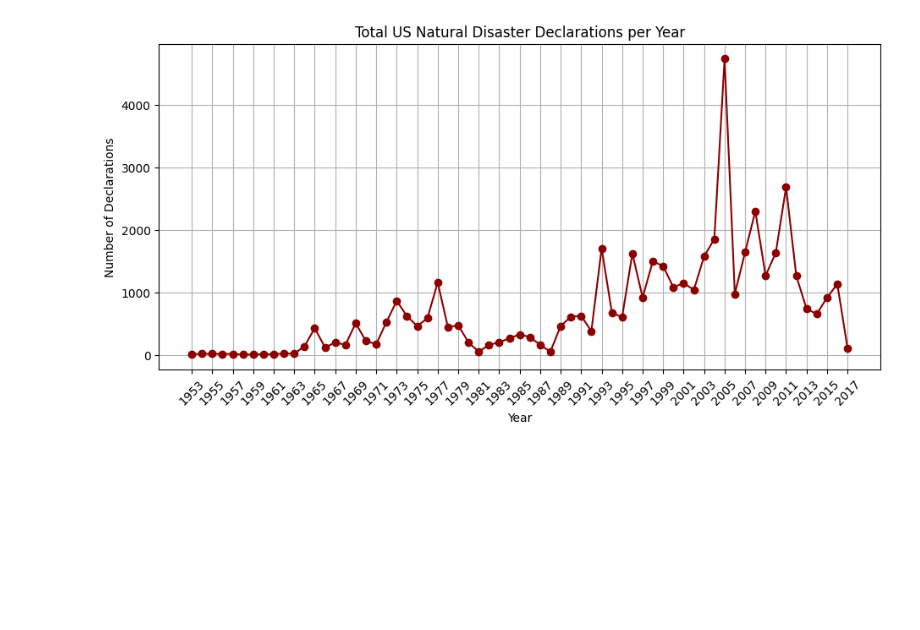
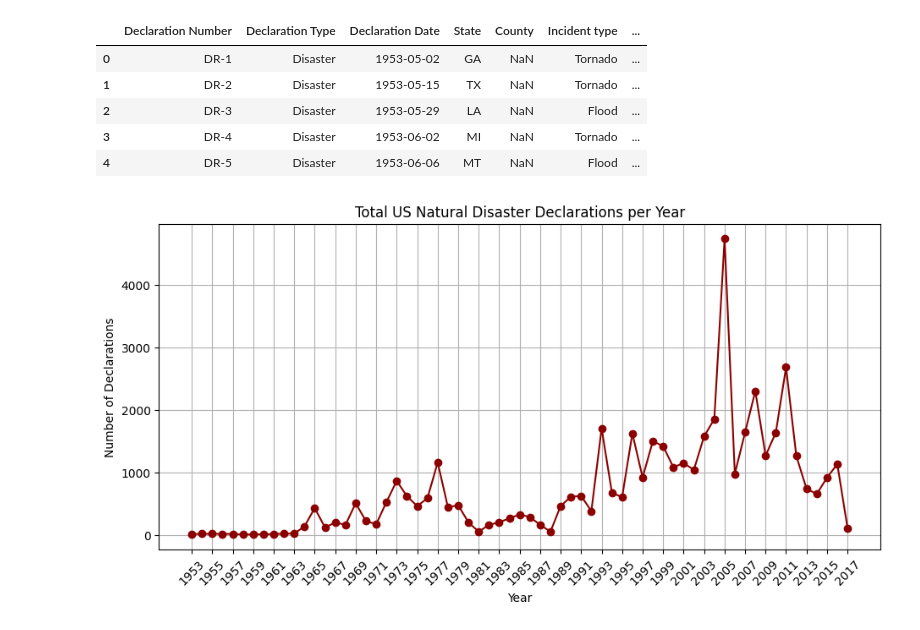
Before and after one commit to GKSJ19/USND, a Jupyter notebook: notebooks/milestone2.ipynb, the cells around one changed output. Saved outputs shown, nothing was run; the diff lists cells and outputs as text; code cells hidden in the pictures; blank space fills up the shorter version.

```diff
--- a/notebooks/milestone2.ipynb
+++ b/notebooks/milestone2.ipynb
@@ -20,3 +39,12 @@ type_trends = df.groupby(['year', 'Incident type']).size().unstack(fill_value=0)
+# %%
+df.head()
+# %% [output]
+|  | Declaration Number | Declaration Type | Declaration Date | State | County | Incident type | ... |
+| 0 | DR-1 | Disaster | 1953-05-02 | GA | NaN | Tornado | ... |
+| 1 | DR-2 | Disaster | 1953-05-15 | TX | NaN | Tornado | ... |
+| 2 | DR-3 | Disaster | 1953-05-29 | LA | NaN | Flood | ... |
+| 3 | DR-4 | Disaster | 1953-06-02 | MI | NaN | Tornado | ... |
+| 4 | DR-5 | Disaster | 1953-06-06 | MT | NaN | Flood | ... |
 # %%
 #visualizing the total number of declarations per year
 plt.figure(figsize=(11, 5))
```
Also changed, not shown: parts of 1 cell of this notebook.
